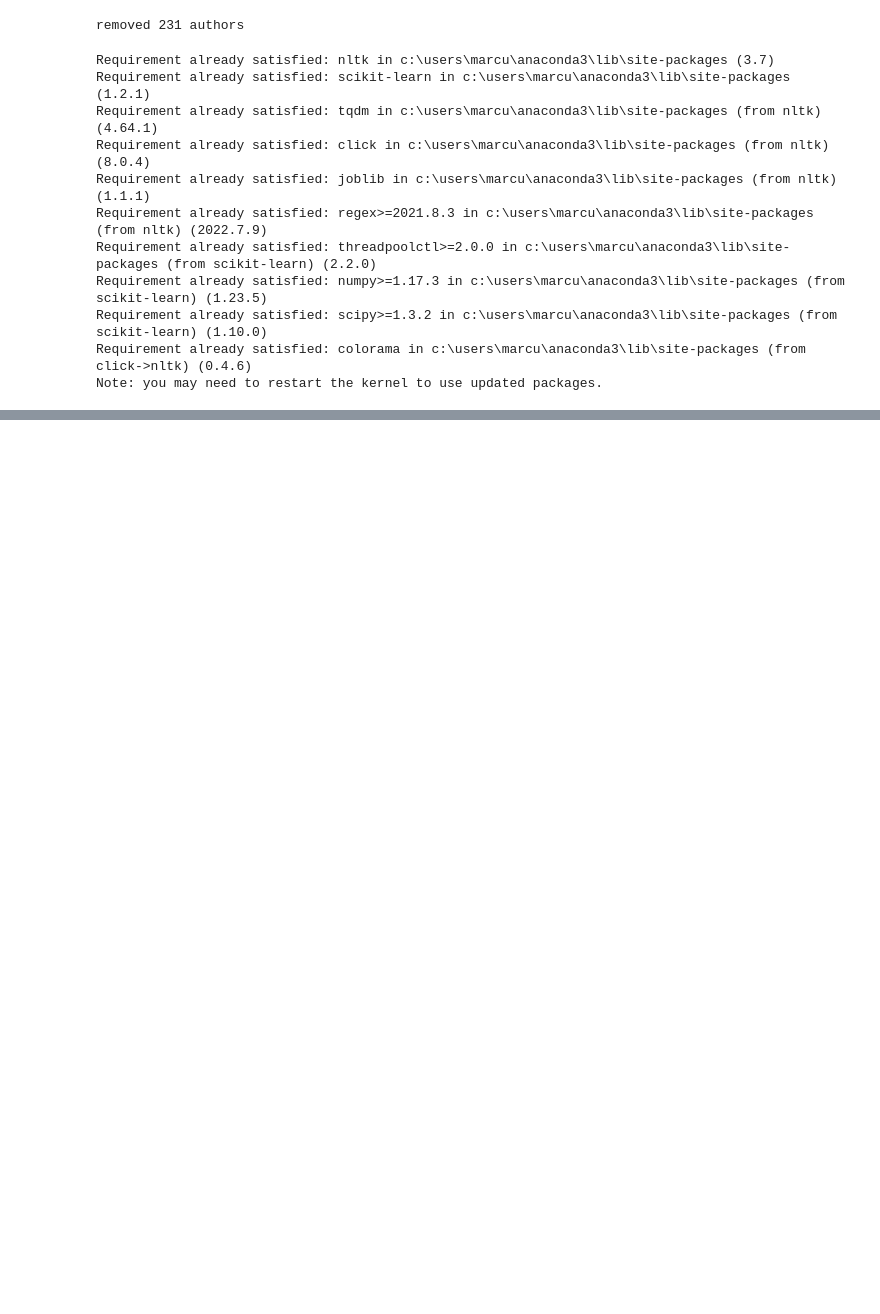
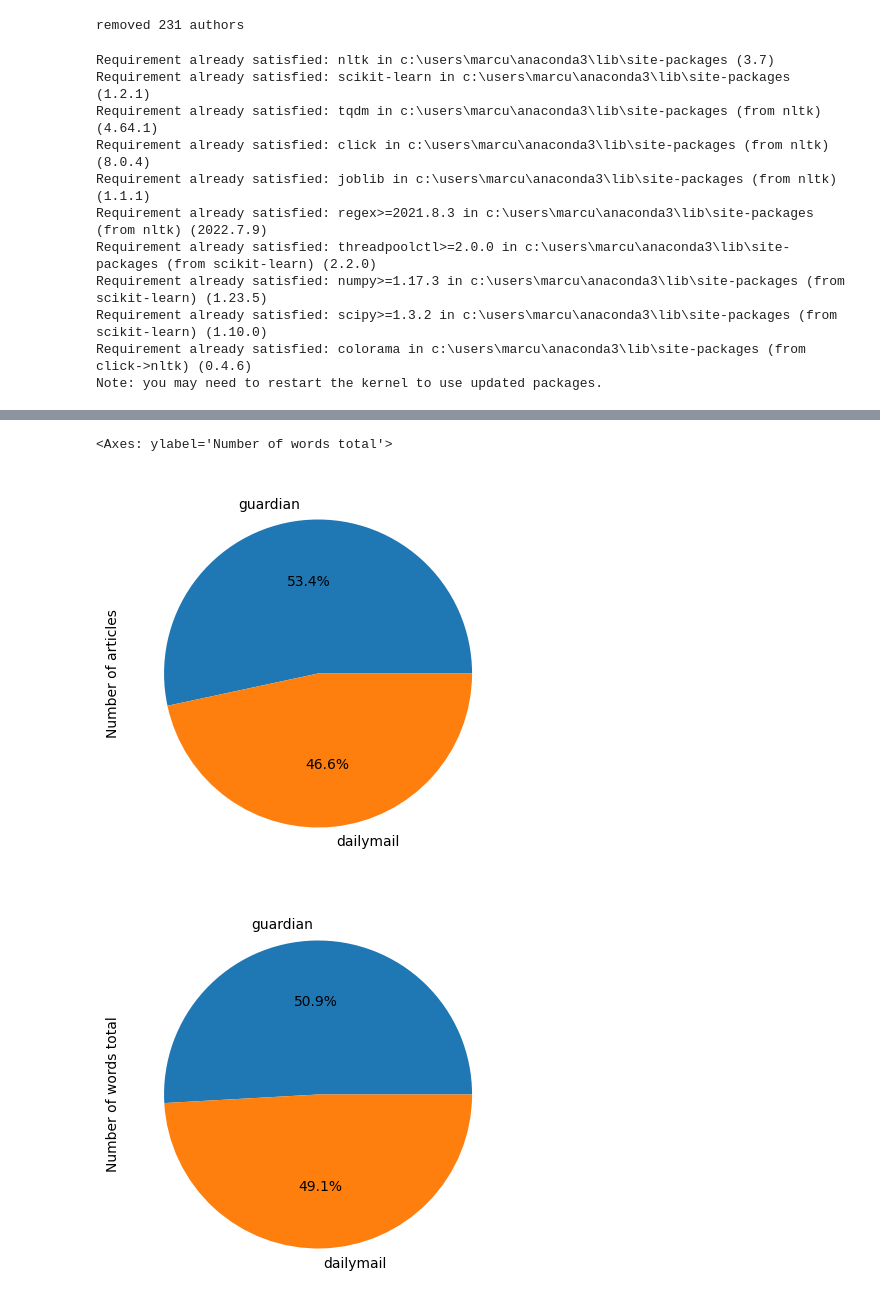
Before and after one commit to dmh21za/compmeth, a Jupyter notebook: summative.ipynb, the cells around one changed output, grey strips where cells are left out. Saved outputs shown, nothing was run; the diff lists cells and outputs as text; code cells hidden in the pictures; blank space fills up the shorter version.

```diff
--- a/summative.ipynb
+++ b/summative.ipynb
@@ -579,6 +566,20 @@ nltk.download('punkt_tab')
 [nltk_data] Downloading package punkt_tab to /root/nltk_data...
 [nltk_data]   Unzipping tokenizers/punkt_tab.zip.
 True
+# %%
+def load_articles(loc):
+  with open(loc, encoding='utf-8') as f:
+    articles_raw = json.load(f)
+
+  # Format df
+
+  articles = []
+  for paper in ['guardian', 'dailymail']:
+      for a in articles_raw[paper]:
+          a['paper'] = paper
+          articles.append(a)
+
+  return pd.DataFrame.from_records(articles)
 # %%
 # sentiment analysis of daily mail and uber
 # do separately by headline and content
@@ -763,0 +859,24 @@ year uber company drivers said time ride new kalanick london
+# %%
+# This block will just display how many articles from each paper
+# And combined length of all articles from each paper
+df = load_articles('./final_data.json')
+# Count all where paper = daily mail and guardian
+df_count = df['paper'].value_counts().reset_index()
+df_count.columns = ['paper', 'count']
+df_count = df_count.set_index('paper')
+# Load dataframe
+
+# combined length
+# append all bodies of each paper
+df_count['bodies_size'] = df.groupby('paper')['body'].apply(lambda x: len(' '.join(x).split()))
+
+# create a pie chart of each paper's count
+df_count.plot.pie(y='count', figsize=(5, 5), autopct='%1.1f%%', ylabel='Number of articles', legend=False)
+df_count
+
+# create a pie chart of bodies size
+df_count.plot.pie(y='bodies_size', figsize=(5, 5), autopct='%1.1f%%', ylabel='Number of words total', legend=False)
+# %% [output]
+<Axes: ylabel='Number of words total'>
+[figure, added]
+[figure, added]
```
Also changed, not shown: parts of 5 cells of this notebook.
